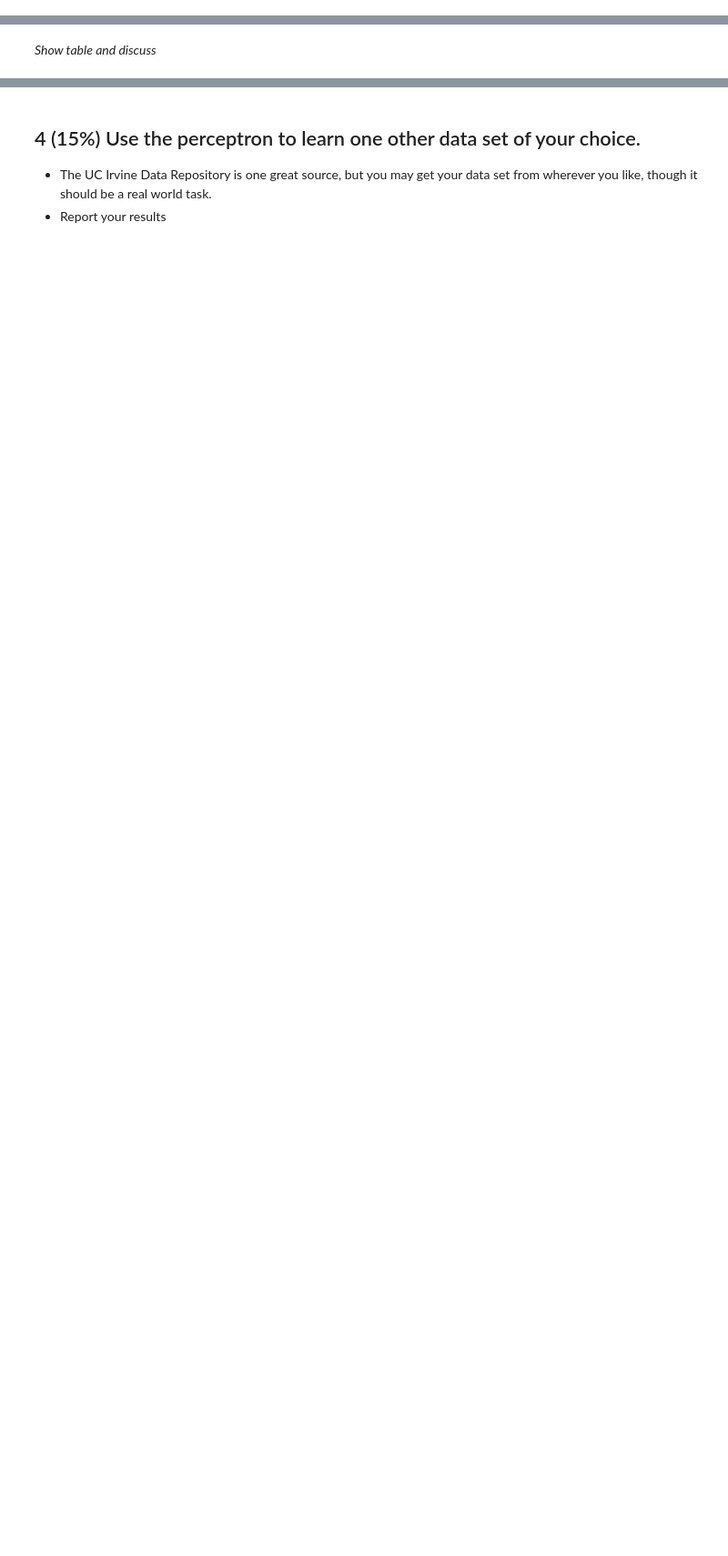
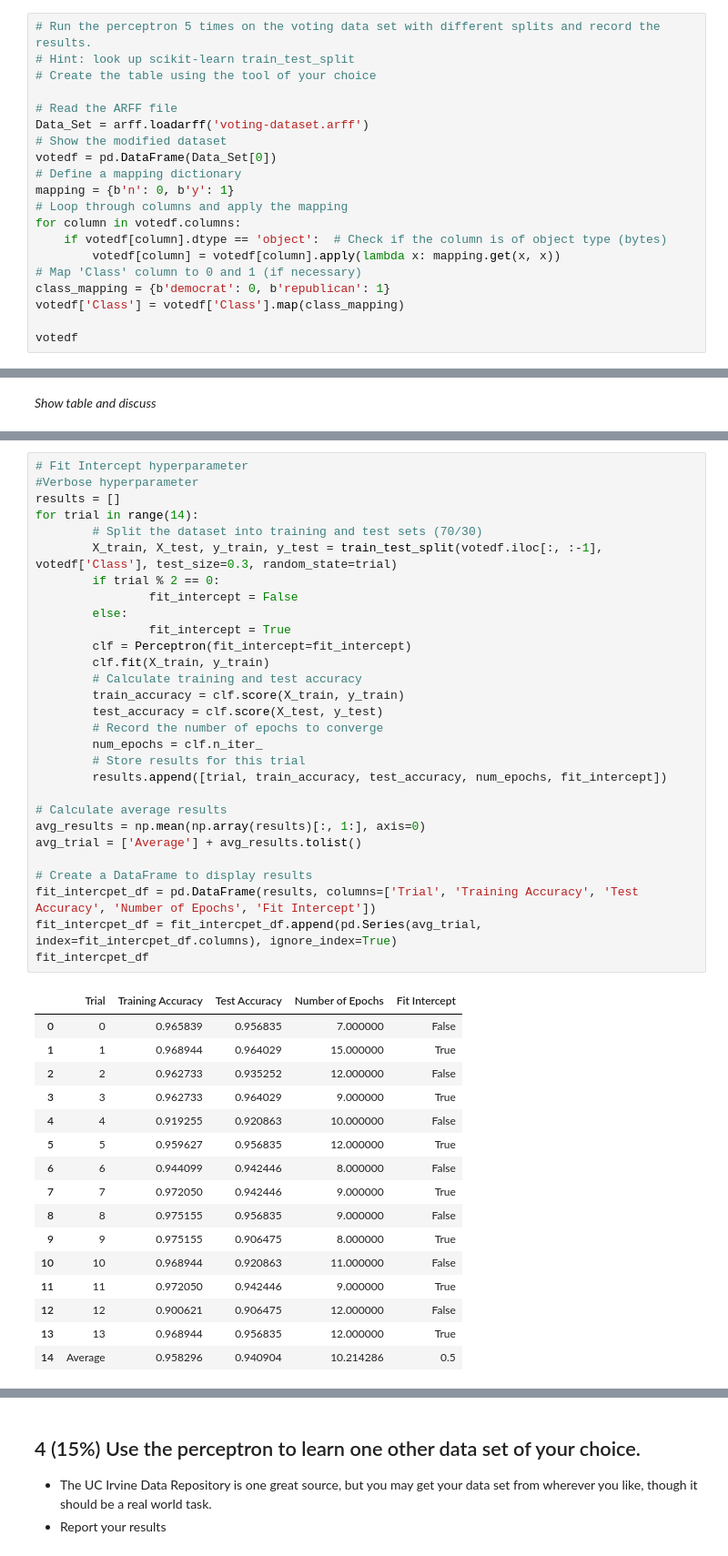
Before and after one commit to mheilner/CS270, a Jupyter notebook: PerceptronLab/Perceptron Lab.ipynb, the cells around one changed output, grey strips where cells are left out. Shown at 91% size. Cells and saved outputs as stored; diff of their text form; blank space fills up the shorter version.

```diff
--- a/PerceptronLab/Perceptron Lab.ipynb
+++ b/PerceptronLab/Perceptron Lab.ipynb
@@ -286,0 +313,20 @@ This particular task is an edited version of the standard voting set, where we h
+# %%
+# Run the perceptron 5 times on the voting data set with different splits and record the results.
+# Hint: look up scikit-learn train_test_split
+# Create the table using the tool of your choice
+
+# Read the ARFF file
+Data_Set = arff.loadarff('voting-dataset.arff')
+# Show the modified dataset
+votedf = pd.DataFrame(Data_Set[0])
+# Define a mapping dictionary
+mapping = {b'n': 0, b'y': 1}
+# Loop through columns and apply the mapping
+for column in votedf.columns:
+    if votedf[column].dtype == 'object':  # Check if the column is of object type (bytes)
+        votedf[column] = votedf[column].apply(lambda x: mapping.get(x, x))
+# Map 'Class' column to 0 and 1 (if necessary)
+class_mapping = {b'democrat': 0, b'republican': 1}
+votedf['Class'] = votedf['Class'].map(class_mapping)
+
+votedf
@@ -334,0 +642,46 @@ Discussion
+# %%
+# Fit Intercept hyperparameter
+#Verbose hyperparameter
+results = []
+for trial in range(14):
+        # Split the dataset into training and test sets (70/30)
+        X_train, X_test, y_train, y_test = train_test_split(votedf.iloc[:, :-1], votedf['Class'], test_size=0.3, random_state=trial)
+        if trial % 2 == 0:
+                fit_intercept = False
+        else:
+                fit_intercept = True
+        clf = Perceptron(fit_intercept=fit_intercept)
+        clf.fit(X_train, y_train)
+        # Calculate training and test accuracy
+        train_accuracy = clf.score(X_train, y_train)
+        test_accuracy = clf.score(X_test, y_test)
+        # Record the number of epochs to converge
+        num_epochs = clf.n_iter_
+        # Store results for this trial
+        results.append([trial, train_accuracy, test_accuracy, num_epochs, fit_intercept])
+
+# Calculate average results
+avg_results = np.mean(np.array(results)[:, 1:], axis=0)
+avg_trial = ['Average'] + avg_results.tolist()
+
+# Create a DataFrame to display results
+fit_intercpet_df = pd.DataFrame(results, columns=['Trial', 'Training Accuracy', 'Test Accuracy', 'Number of Epochs', 'Fit Intercept'])
+fit_intercpet_df = fit_intercpet_df.append(pd.Series(avg_trial, index=fit_intercpet_df.columns), ignore_index=True)
+fit_intercpet_df
+# %% [output]
+|  | Trial | Training Accuracy | Test Accuracy | Number of Epochs | Fit Intercept |
+| 0 | 0 | 0.965839 | 0.956835 | 7.000000 | False |
+| 1 | 1 | 0.968944 | 0.964029 | 15.000000 | True |
+| 2 | 2 | 0.962733 | 0.935252 | 12.000000 | False |
+| 3 | 3 | 0.962733 | 0.964029 | 9.000000 | True |
+| 4 | 4 | 0.919255 | 0.920863 | 10.000000 | False |
+| 5 | 5 | 0.959627 | 0.956835 | 12.000000 | True |
+| 6 | 6 | 0.944099 | 0.942446 | 8.000000 | False |
+| 7 | 7 | 0.972050 | 0.942446 | 9.000000 | True |
+| 8 | 8 | 0.975155 | 0.956835 | 9.000000 | False |
+| 9 | 9 | 0.975155 | 0.906475 | 8.000000 | True |
+| 10 | 10 | 0.968944 | 0.920863 | 11.000000 | False |
+| 11 | 11 | 0.972050 | 0.942446 | 9.000000 | True |
+| 12 | 12 | 0.900621 | 0.906475 | 12.000000 | False |
+| 13 | 13 | 0.968944 | 0.956835 | 12.000000 | True |
+| 14 | Average | 0.958296 | 0.940904 | 10.214286 | 0.5 |
```
Also changed, not shown: parts of 29 cells of this notebook, 4 other files.
